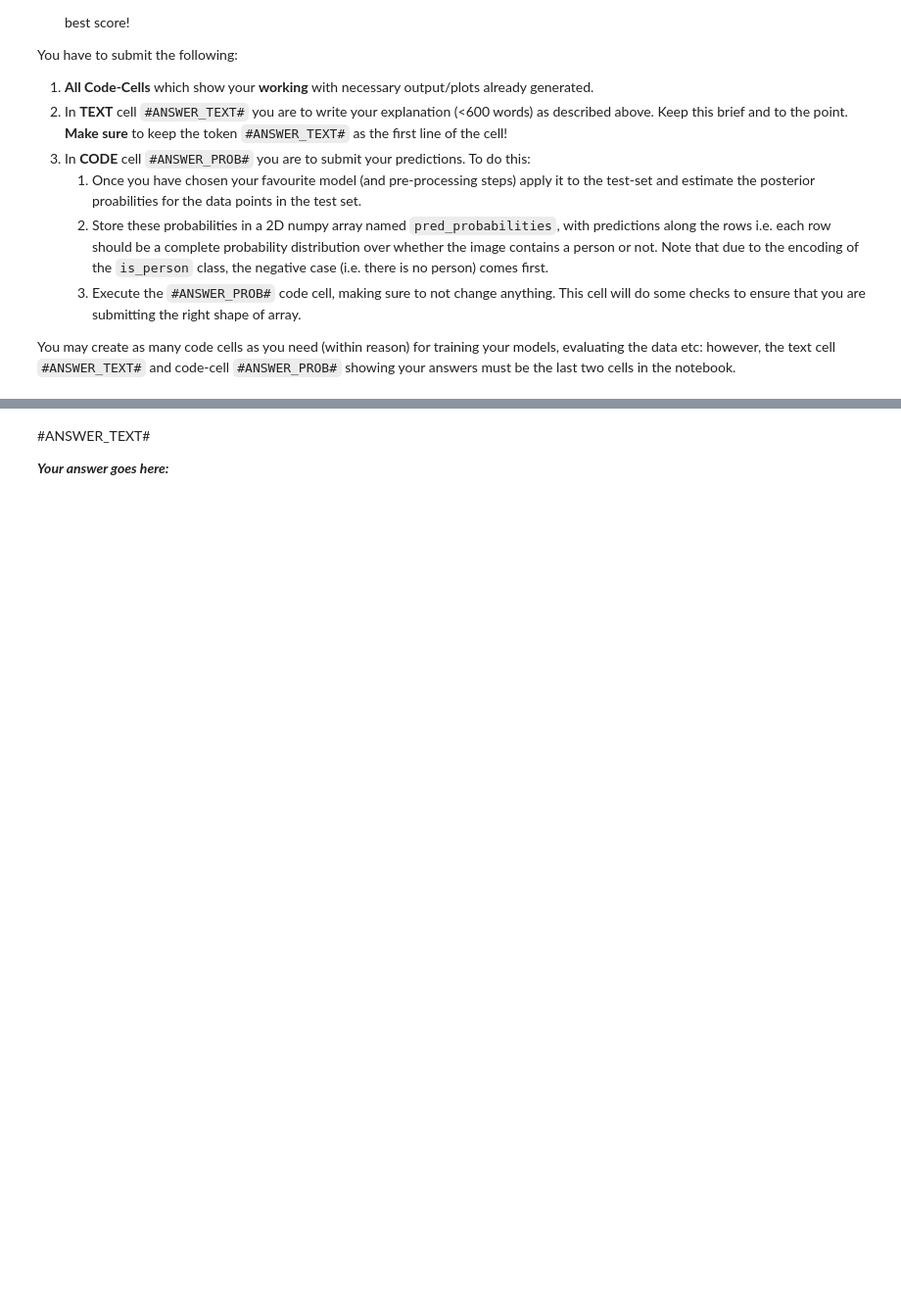
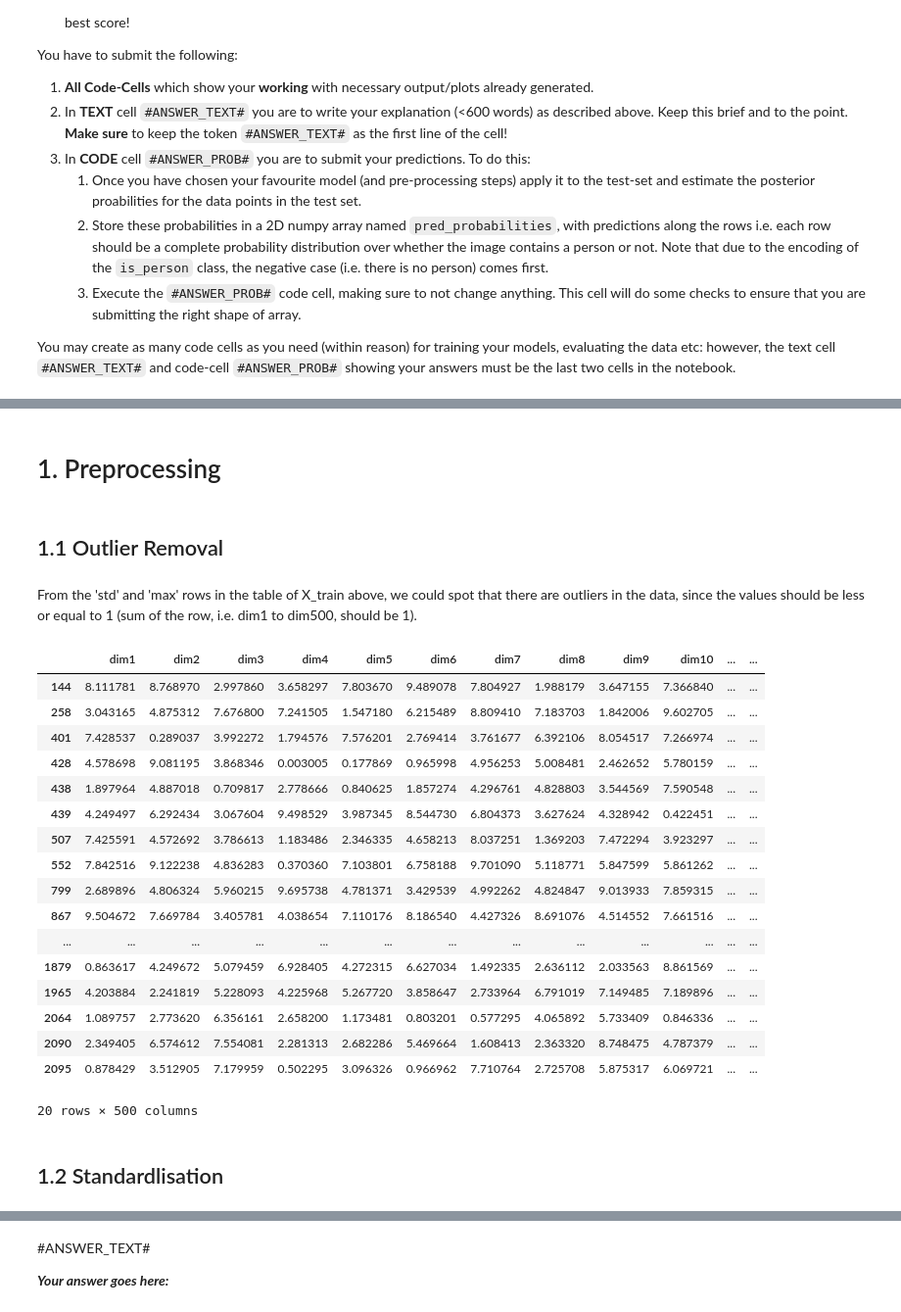
Before and after one commit to zhanshenlc/IAML2018, a Jupyter notebook: Assignments/03_B_MiniChallenge.ipynb, the cells around one changed output, grey strips where cells are left out. Shown at 98% size. Cells and saved outputs as stored; diff of their text form; code cells hidden in the pictures; blank space fills up the shorter version.

```diff
--- a/Assignments/03_B_MiniChallenge.ipynb
+++ b/Assignments/03_B_MiniChallenge.ipynb
@@ -142,3 +146,14 @@ You may create as many code cells as you need (within reason) for training your
 #  cells below.
 
 # Your Code goes here:
+# Dataset Loading:
+images_C_train = pd.read_csv(os.path.join(os.getcwd(), 'datasets', 'Images_C_Train.csv'), delimiter = ',')
+images_C_valid = pd.read_csv(os.path.join(os.getcwd(), 'datasets', 'Images_C_Validate.csv'), delimiter = ',')
+X_train = images_C_train.drop(columns=images_C_train.columns[-19:])
+X_valid = images_C_valid.drop(columns=images_C_valid.columns[-19:])
+X_train.drop(columns='imgId', inplace=True)
+X_valid.drop(columns='imgId', inplace=True)
+y_train = images_C_train['is_person']
+y_valid = images_C_valid['is_person']
+display(X_train.describe())
+display(X_valid.describe())
@@ -144,0 +181,35 @@ You may create as many code cells as you need (within reason) for training your
+# %% [markdown]
+# 1. Preprocessing
+# %% [markdown]
+## 1.1 Outlier Removal
+# %% [markdown]
+From the 'std' and 'max' rows in the table of X_train above, we could spot that there are outliers in the data, since the values should be less or equal to 1 (sum of the row, i.e. dim1 to dim500, should be 1).
+# %%
+outliers_index = np.unique(np.where(X_train > 1)[0])
+# Check the outliers
+display(X_train.iloc[outliers_index])
+
+X_train_or = X_train.drop(index=outliers_index)
+X_train_or.describe()
+y_train_or = y_train.drop(index=outliers_index)
+# %% [output]
+|  | dim1 | dim2 | dim3 | dim4 | dim5 | dim6 | dim7 | dim8 | dim9 | dim10 | ... | ... |
+| 144 | 8.111781 | 8.768970 | 2.997860 | 3.658297 | 7.803670 | 9.489078 | 7.804927 | 1.988179 | 3.647155 | 7.366840 | ... | ... |
+| 258 | 3.043165 | 4.875312 | 7.676800 | 7.241505 | 1.547180 | 6.215489 | 8.809410 | 7.183703 | 1.842006 | 9.602705 | ... | ... |
+| 401 | 7.428537 | 0.289037 | 3.992272 | 1.794576 | 7.576201 | 2.769414 | 3.761677 | 6.392106 | 8.054517 | 7.266974 | ... | ... |
+| 428 | 4.578698 | 9.081195 | 3.868346 | 0.003005 | 0.177869 | 0.965998 | 4.956253 | 5.008481 | 2.462652 | 5.780159 | ... | ... |
+| 438 | 1.897964 | 4.887018 | 0.709817 | 2.778666 | 0.840625 | 1.857274 | 4.296761 | 4.828803 | 3.544569 | 7.590548 | ... | ... |
+| 439 | 4.249497 | 6.292434 | 3.067604 | 9.498529 | 3.987345 | 8.544730 | 6.804373 | 3.627624 | 4.328942 | 0.422451 | ... | ... |
+| 507 | 7.425591 | 4.572692 | 3.786613 | 1.183486 | 2.346335 | 4.658213 | 8.037251 | 1.369203 | 7.472294 | 3.923297 | ... | ... |
+| 552 | 7.842516 | 9.122238 | 4.836283 | 0.370360 | 7.103801 | 6.758188 | 9.701090 | 5.118771 | 5.847599 | 5.861262 | ... | ... |
+| 799 | 2.689896 | 4.806324 | 5.960215 | 9.695738 | 4.781371 | 3.429539 | 4.992262 | 4.824847 | 9.013933 | 7.859315 | ... | ... |
+| 867 | 9.504672 | 7.669784 | 3.405781 | 4.038654 | 7.110176 | 8.186540 | 4.427326 | 8.691076 | 4.514552 | 7.661516 | ... | ... |
+| ... | ... | ... | ... | ... | ... | ... | ... | ... | ... | ... | ... | ... |
+| 1879 | 0.863617 | 4.249672 | 5.079459 | 6.928405 | 4.272315 | 6.627034 | 1.492335 | 2.636112 | 2.033563 | 8.861569 | ... | ... |
+| 1965 | 4.203884 | 2.241819 | 5.228093 | 4.225968 | 5.267720 | 3.858647 | 2.733964 | 6.791019 | 7.149485 | 7.189896 | ... | ... |
+| 2064 | 1.089757 | 2.773620 | 6.356161 | 2.658200 | 1.173481 | 0.803201 | 0.577295 | 4.065892 | 5.733409 | 0.846336 | ... | ... |
+| 2090 | 2.349405 | 6.574612 | 7.554081 | 2.281313 | 2.682286 | 5.469664 | 1.608413 | 2.363320 | 8.748475 | 4.787379 | ... | ... |
+| 2095 | 0.878429 | 3.512905 | 7.179959 | 0.502295 | 3.096326 | 0.966962 | 7.710764 | 2.725708 | 5.875317 | 6.069721 | ... | ... |
+20 rows × 500 columns
+# %% [markdown]
+## 1.2 Standardlisation
```
Also changed, not shown: parts of 11 cells of this notebook.
